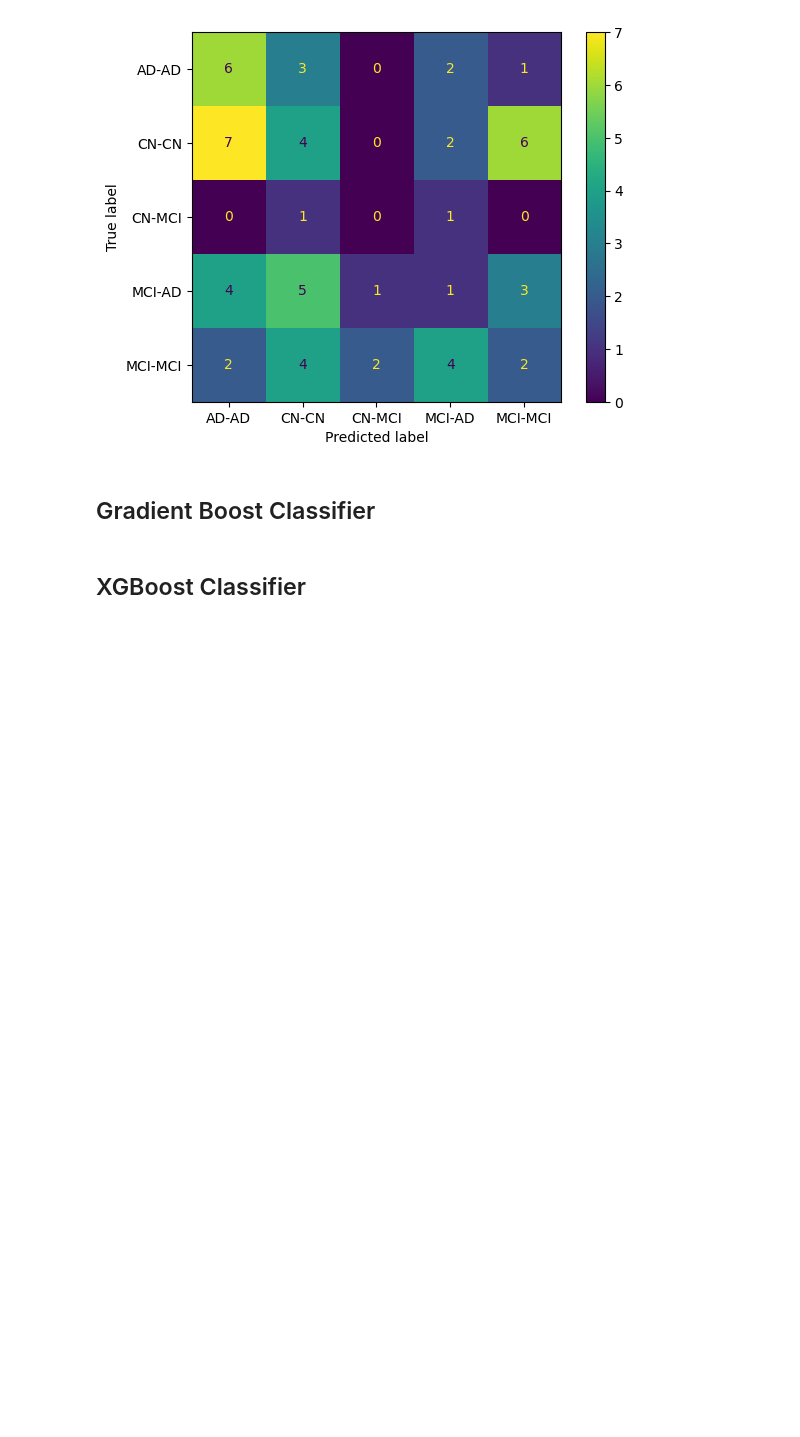
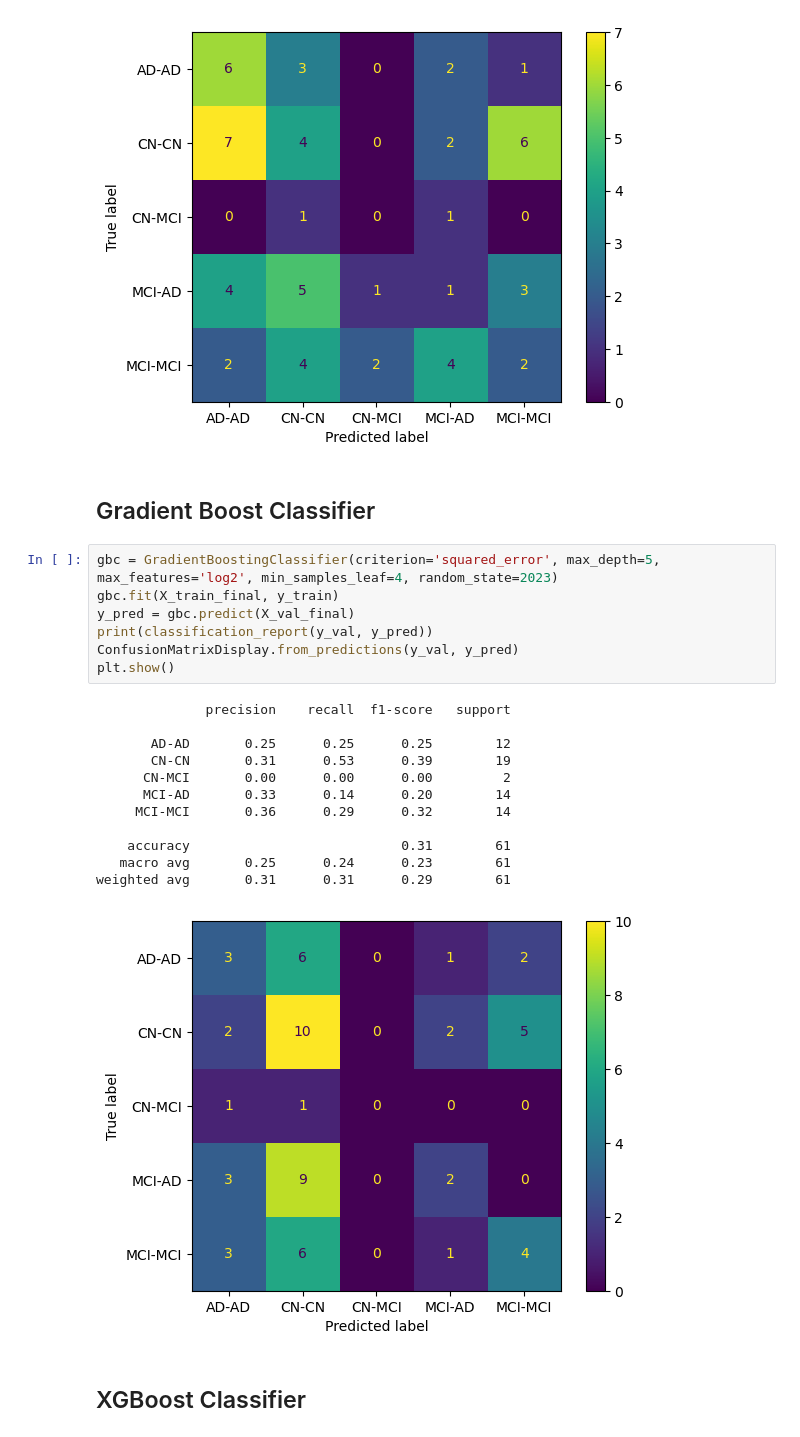
Before and after one commit to AntonioSilva03/Projeto-DAA, a Jupyter notebook: src/modelos_occipital.ipynb, the cells around one changed output. Drawn from its saved outputs; the diff is of its cells as text; blank space fills up the shorter version.

```diff
--- a/src/modelos_occipital.ipynb
+++ b/src/modelos_occipital.ipynb
@@ -186,5 +189,25 @@ weighted avg       0.20      0.21      0.20        61
 [figure]
 # %% [markdown]
 ## Gradient Boost Classifier
+# %%
+gbc = GradientBoostingClassifier(criterion='squared_error', max_depth=5, max_features='log2', min_samples_leaf=4, random_state=2023)
+gbc.fit(X_train_final, y_train)
+y_pred = gbc.predict(X_val_final)
+print(classification_report(y_val, y_pred))
+ConfusionMatrixDisplay.from_predictions(y_val, y_pred)
+plt.show()
+# %% [output]
+              precision    recall  f1-score   support
+
+       AD-AD       0.25      0.25      0.25        12
+       CN-CN       0.31      0.53      0.39        19
+      CN-MCI       0.00      0.00      0.00         2
+      MCI-AD       0.33      0.14      0.20        14
+     MCI-MCI       0.36      0.29      0.32        14
+
+    accuracy                           0.31        61
+   macro avg       0.25      0.24      0.23        61
+weighted avg       0.31      0.31      0.29        61
+[figure, added]
 # %% [markdown]
 ## XGBoost Classifier
```
Also changed, not shown: parts of 5 cells of this notebook, 5 other files.
